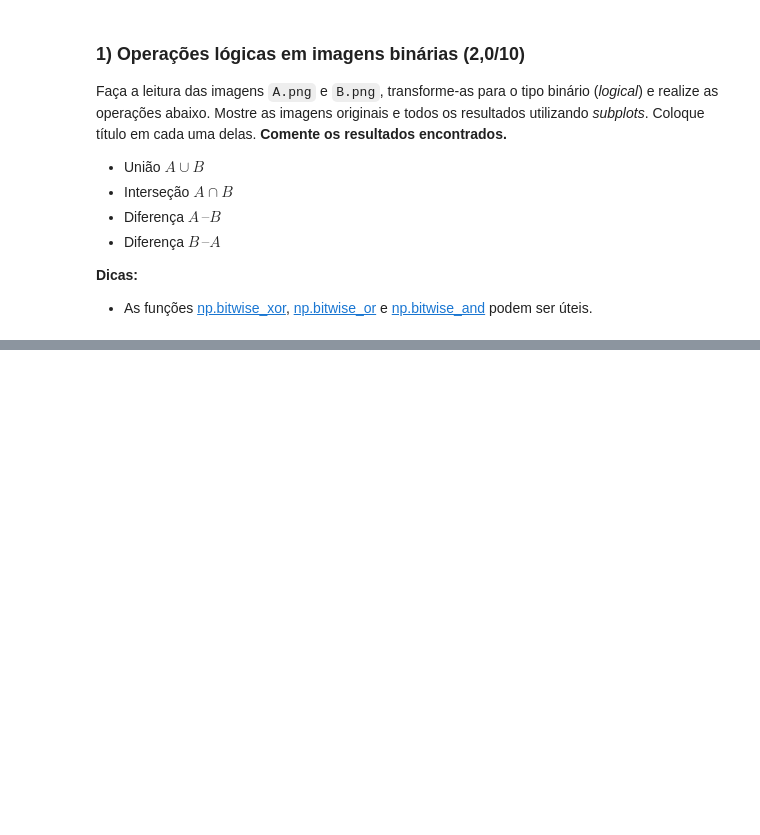
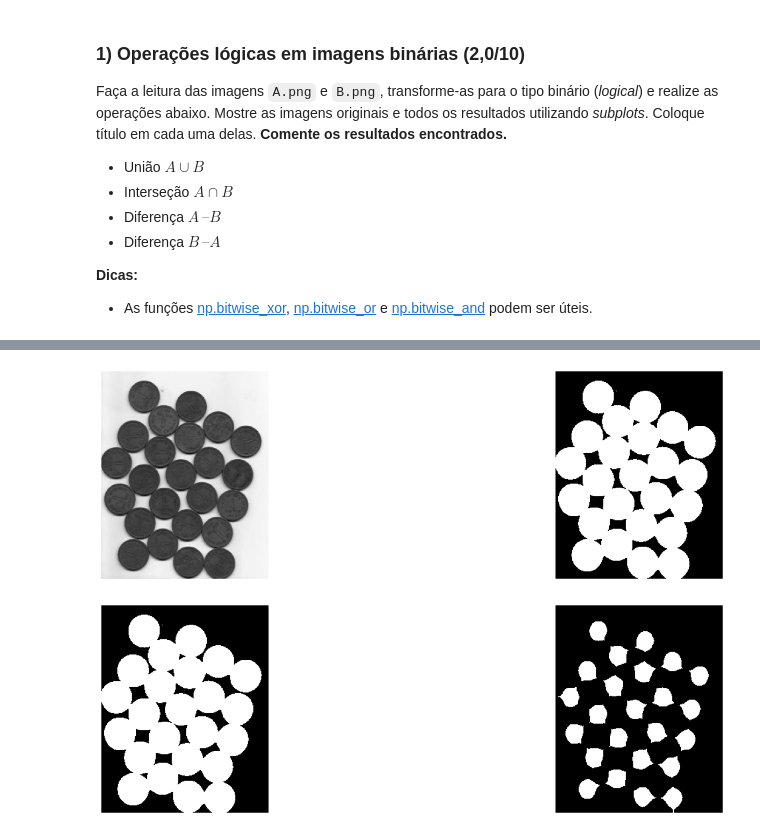
Before and after one commit to DanFerrari/comp_vision_usp, a Jupyter notebook: Lista_de_Exercicio_2.ipynb, the cells around one changed output, grey strips where cells are left out. Drawn from its saved outputs; the diff is of its cells as text; code cells hidden in the pictures; blank space fills up the shorter version.

```diff
--- a/Lista_de_Exercicio_2.ipynb
+++ b/Lista_de_Exercicio_2.ipynb
@@ -138,3 +136,23 @@ cv.getStructuringElement(cv.MORPH_CROSS,(5,5))
+# %%
+## -- Seu código começa AQUI -- ##
+gray = cv.imread("../comp_vision_usp/imagens/pratica_02/coins.jpg", cv.IMREAD_GRAYSCALE)
+
+_,threshold = cv.threshold(gray,0,255,cv.THRESH_BINARY_INV + cv.THRESH_OTSU)
+
+exibir_imagens_horizontal([gray,threshold])
+
+SE = cv.getStructuringElement(cv.MORPH_ELLIPSE,(11,11))
+erode_img = cv.erode(src = threshold, kernel= SE, iterations=2)
+
+exibir_imagens_horizontal([threshold, erode_img])
+
+## -- Seu código termina AQUI -- ##
+
+## -- COMENTÁRIOS -- ##
+#Ficou satisfatório o resultado, há uma clara separacao entre as moedas. Porém devido as bordas, ficou com pontas que colavam as fronteira entre as moedas.
+# %% [output]
+[figure, added]
+[figure, added]
 # %% [markdown]
 ### 3) Dilatação (1.5/10)
 
```
Also changed, not shown: parts of 4 cells of this notebook.
